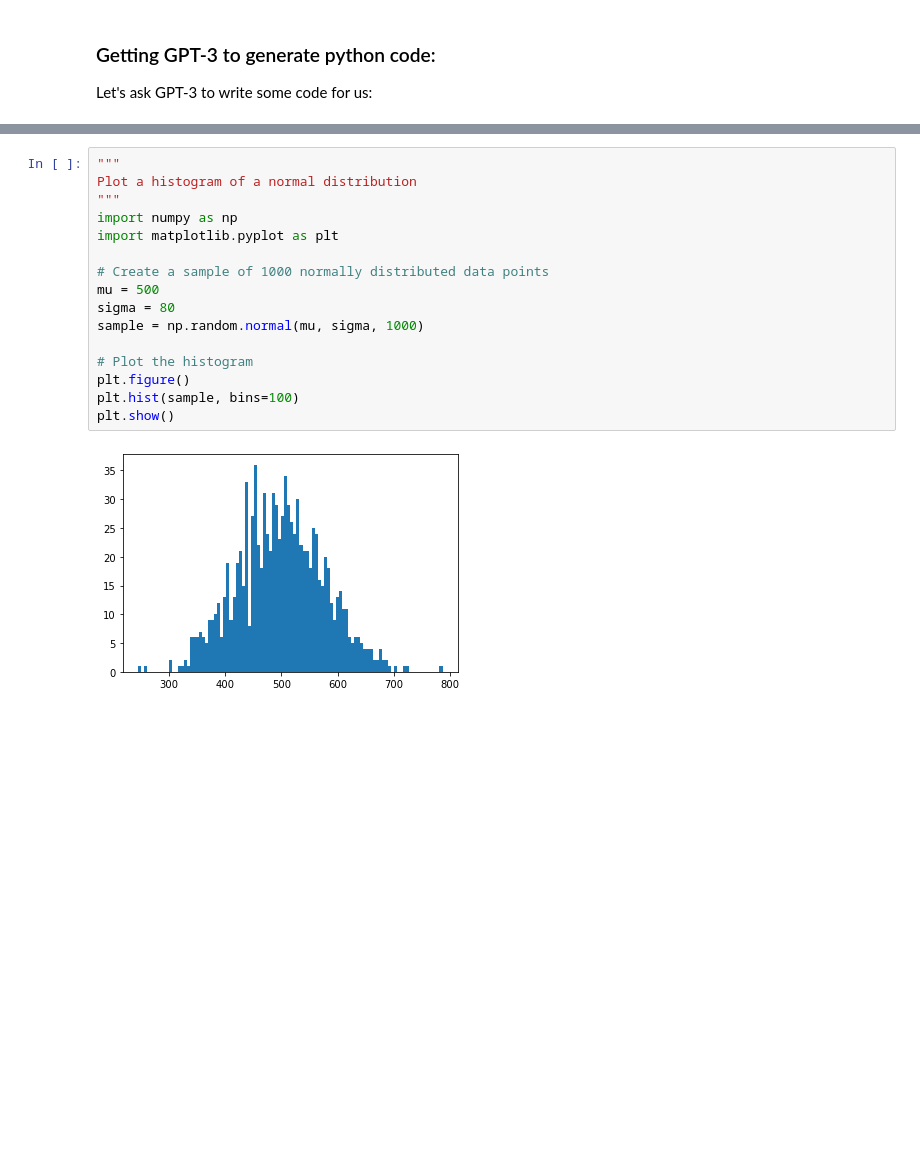
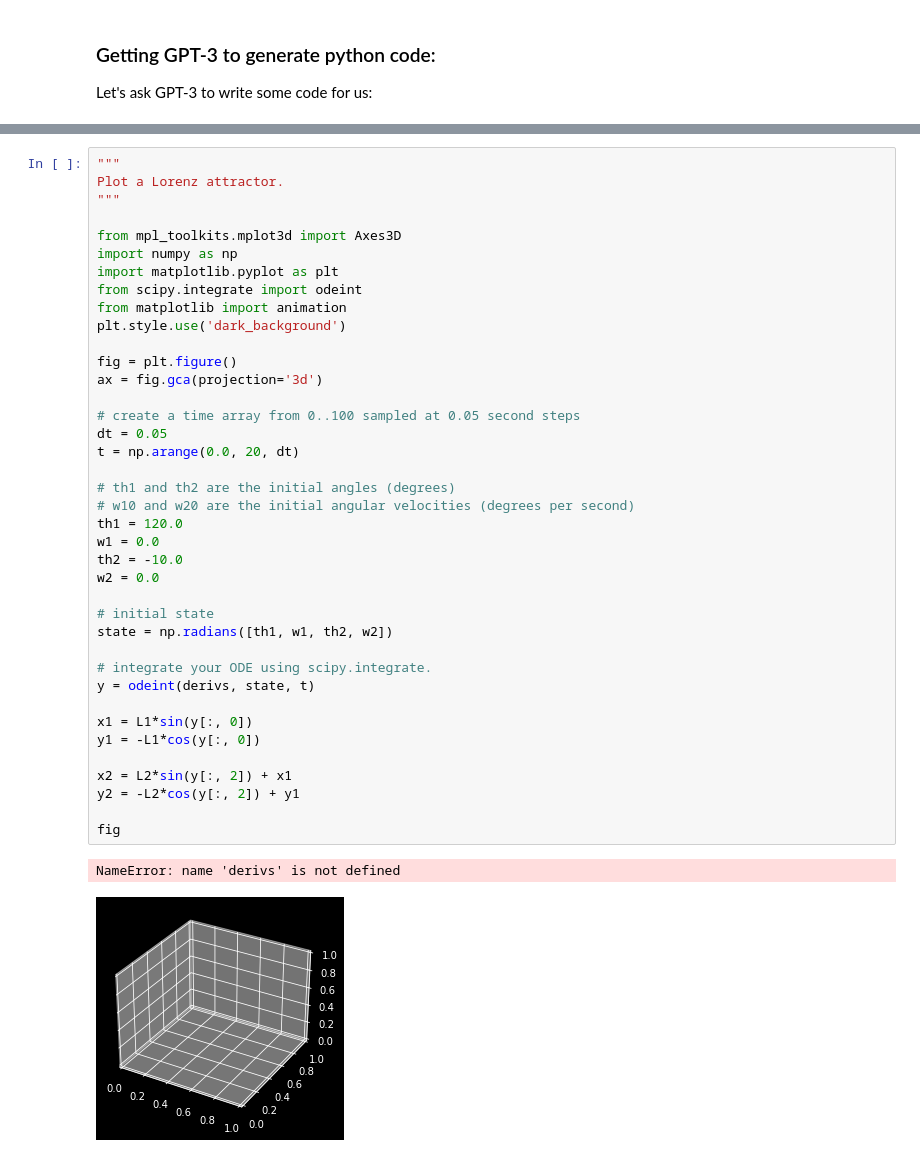
Before and after one commit to phileasdg/The-Human-Ecology-Of-AI---Problems-and-Projects, a Jupyter notebook: GPT3/GPT3-class_examples.ipynb, the cells around one changed output, grey strips where cells are left out. Saved outputs shown, nothing was run; the diff lists cells and outputs as text; blank space fills up the shorter version.

```diff
--- a/GPT3/GPT3-class_examples.ipynb
+++ b/GPT3/GPT3-class_examples.ipynb
@@ -183,18 +189,42 @@ plt.show()
-# %%
-"""
-Plot a histogram of a normal distribution
-"""
-import numpy as np
-import matplotlib.pyplot as plt
-
-# Create a sample of 1000 normally distributed data points
-mu = 500
-sigma = 80
-sample = np.random.normal(mu, sigma, 1000)
-
-# Plot the histogram
-plt.figure()
-plt.hist(sample, bins=100)
-plt.show()
-# %% [output]
-[figure, removed]
+# %%
+"""
+Plot a Lorenz attractor.
+"""
+
+from mpl_toolkits.mplot3d import Axes3D
+import numpy as np
+import matplotlib.pyplot as plt
+from scipy.integrate import odeint
+from matplotlib import animation
+plt.style.use('dark_background')
+
+fig = plt.figure()
+ax = fig.gca(projection='3d')
+
+# create a time array from 0..100 sampled at 0.05 second steps
+dt = 0.05
+t = np.arange(0.0, 20, dt)
+
+# th1 and th2 are the initial angles (degrees)
+# w10 and w20 are the initial angular velocities (degrees per second)
+th1 = 120.0
+w1 = 0.0
+th2 = -10.0
+w2 = 0.0
+
+# initial state
+state = np.radians([th1, w1, th2, w2])
+
+# integrate your ODE using scipy.integrate.
+y = odeint(derivs, state, t)
+
+x1 = L1*sin(y[:, 0])
+y1 = -L1*cos(y[:, 0])
+
+x2 = L2*sin(y[:, 2]) + x1
+y2 = -L2*cos(y[:, 2]) + y1
+
+fig
+# %% [output]
+NameError: name 'derivs' is not defined
+[figure, added]
```
Also changed, not shown: parts of 6 cells of this notebook.
